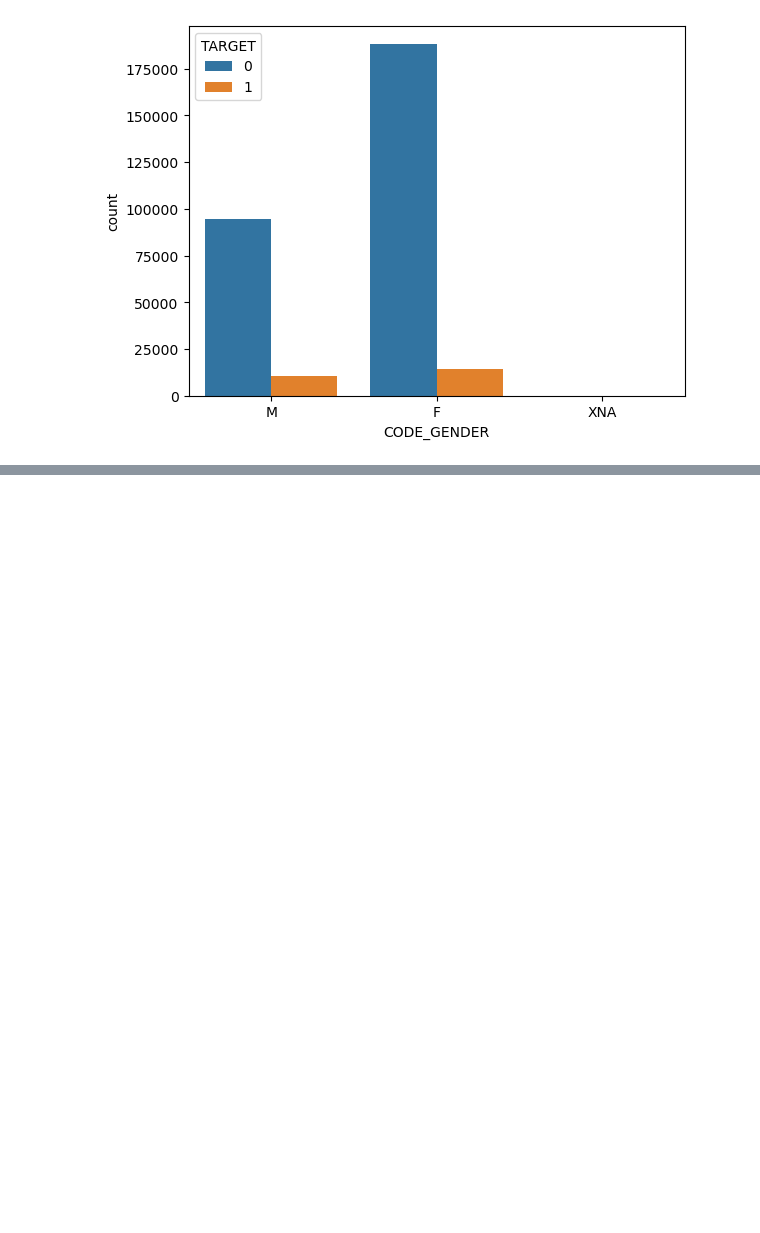
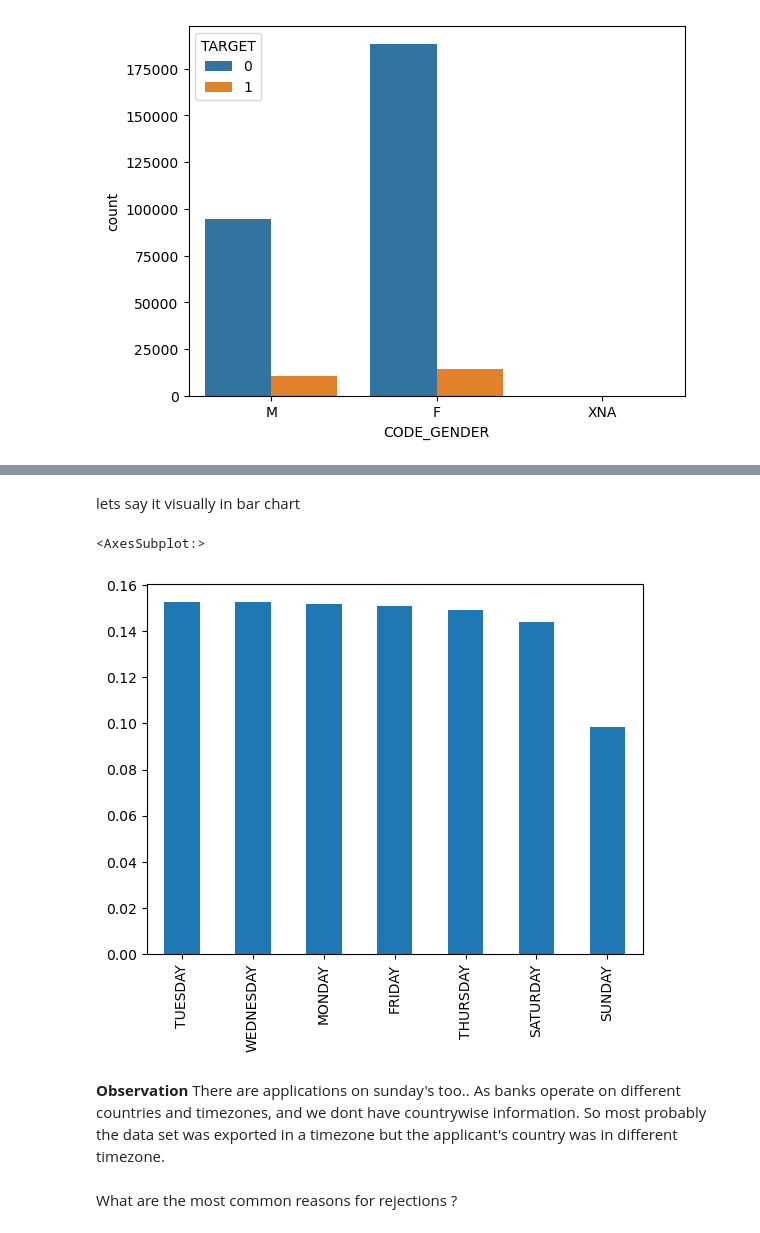
Before and after one commit to vinaychutake/bank_loan_risk_analysis, a Jupyter notebook: credit_eda_assignment_vinay_chutake.ipynb, the cells around one changed output, grey strips where cells are left out. Saved outputs shown, nothing was run; the diff lists cells and outputs as text; code cells hidden in the pictures; blank space fills up the shorter version.

```diff
--- a/credit_eda_assignment.ipynb
+++ b/credit_eda_assignment_vinay_chutake.ipynb
@@ -1382,0 +1469,11 @@ dtype: float64
+# %% [markdown]
+lets say it visually in bar chart
+# %%
+prev_df.WEEKDAY_APPR_PROCESS_START.value_counts(normalize=True).plot.bar()
+# %% [output]
+<AxesSubplot:>
+[figure, added]
+# %% [markdown]
+<b>Observation</b> There are applications on sunday's too.. As banks operate on different countries and timezones, and we dont have countrywise information. So most probably the data set was exported in a timezone but the applicant's country was in different timezone.
+# %% [markdown]
+What are the most common reasons for rejections ?
```
Also changed, not shown: parts of 264 cells of this notebook.
